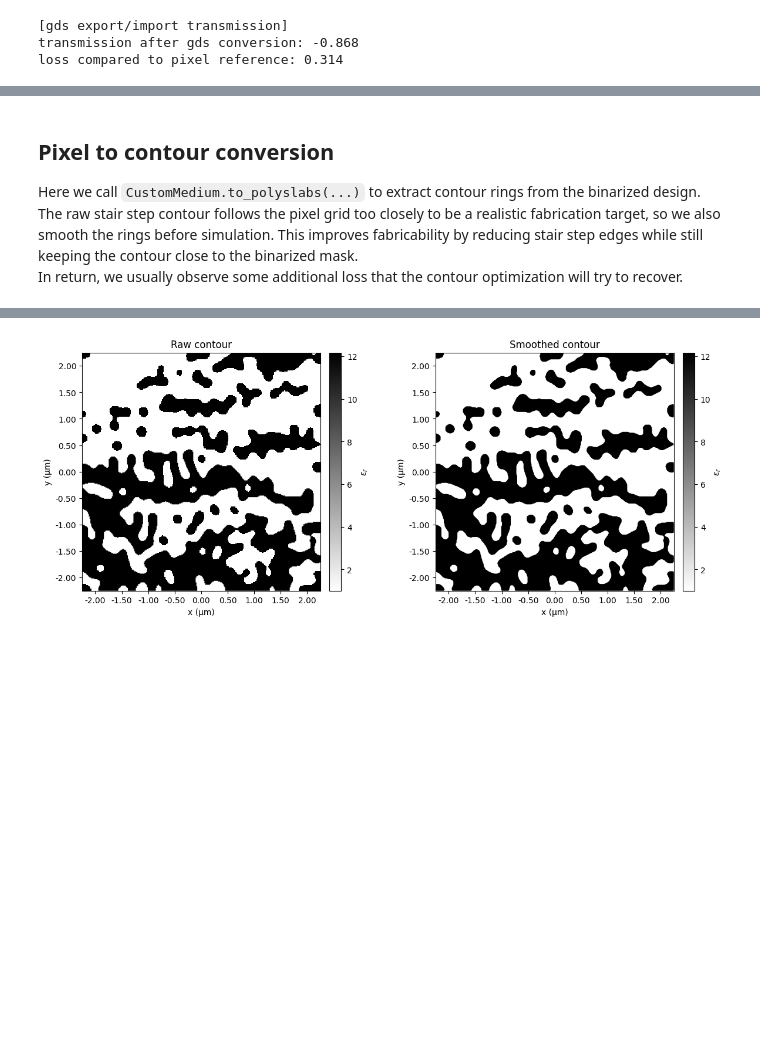
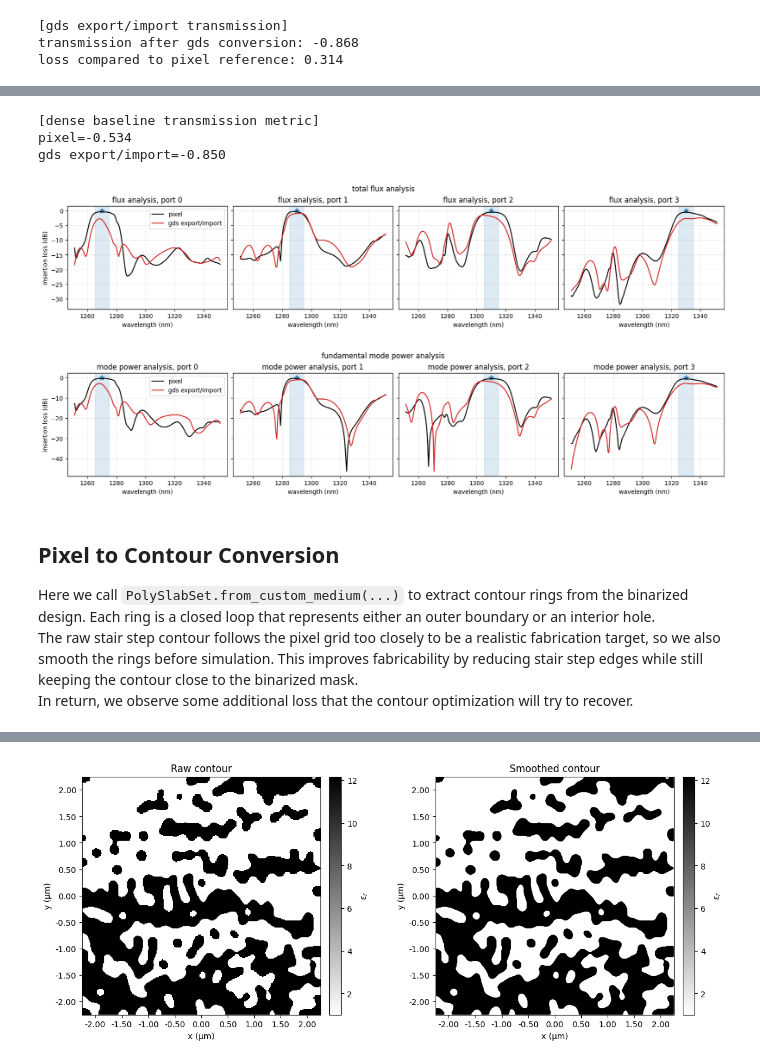
Before and after one commit to flexcompute/tidy3d-notebooks, a Jupyter notebook: Autograd32WDMTopologyToContourFinetuning.ipynb, the cells around one changed output, grey strips where cells are left out. Cells and saved outputs as stored; diff of their text form; code cells hidden in the pictures; blank space fills up the shorter version.

```diff
--- a/Autograd32WDMTopologyToContourFinetuning.ipynb
+++ b/Autograd32WDMTopologyToContourFinetuning.ipynb
@@ -350,4 +339,13 @@ simulating again.
 # %%
+gds_precision_um = 1e-6
+gds_core_layer = 1
+gds_core_dtype = 2
+# Explicit contour holes are exported as background-medium structures, so both media must
+# resolve to the same GDS layer for a correct single-layer roundtrip.
+gds_core_layer_map = {
+    core_medium: (gds_core_layer, gds_core_dtype),
+    background_medium: (gds_core_layer, gds_core_dtype),
+}
 def gds_export_import(design_region):
     with tempfile.TemporaryDirectory(prefix="wdm_contour_gds_export_import_") as tmp:
         gds_path = Path(tmp) / "wdm_gds_export_import_pixel_exact.gds"
@@ -357,14 +355,18 @@ def gds_export_import(design_region):
             permittivity_threshold=permittivity_threshold,
             frequency=freq0,
             pixel_exact=True,
+            gds_layer=gds_core_layer,
+            gds_dtype=gds_core_dtype,
+            gds_precision=gds_precision_um,
         )
         lib = gdstk.read_gds(str(gds_path))
         geometry = td.Geometry.from_gds(
             gds_cell=lib.cells[0],
             axis=2,
             slab_bounds=slab_bounds,
-            gds_layer=0,
-            gds_dtype=0,
+            gds_layer=gds_core_layer,
+            gds_dtype=gds_core_dtype,
+            merge_adjacent=True,
         )
         return td.Structure(
             geometry=geometry, medium=core_medium, name="wdm_gds_export_import_pixel_exact"
@@ -423,13 +535,37 @@ loss compared to pixel reference: 0.314
+# %%
+eval_pixel = run_dense_eval(pixel_design, task_name="wdm_eval_pixel")
+eval_gds = run_dense_eval(gds_design, task_name="wdm_eval_gds_export_import_pixel_exact")
+
+print("\n[dense baseline transmission metric]")
+print(f"pixel={eval_pixel['transmission']:.3f}")
+print(f"gds export/import={eval_gds['transmission']:.3f}")
+
+plot_dense_spectral_analysis(
+    {
+        "pixel": eval_pixel,
+        "gds export/import": eval_gds,
+    },
+    flux_suptitle="total flux analysis",
+    power_suptitle="fundamental mode power analysis",
+    colors=["black", "tab:red"],
+)
+# %% [output]
+[dense baseline transmission metric]
+pixel=-0.534
+gds export/import=-0.850
+[figure, added]
+[figure, added]
 # %% [markdown]
-## Pixel to contour conversion
-Here we call `CustomMedium.to_polyslabs(...)` to extract contour rings from the
-binarized design.<br>
+## Pixel to Contour Conversion
+Here we call `PolySlabSet.from_custom_medium(...)` to extract contour rings from the
+binarized design. Each ring is a closed loop that represents either an outer boundary or
+an interior hole.<br>
 The raw stair step contour follows the pixel grid too closely to be a realistic
 fabrication target, so we also smooth the rings before simulation. This improves
-fabricability by reducing stair step edges while still keeping the contour close to
-the binarized mask.<br>
-In return, we usually observe some additional loss that the contour optimization will try
-to recover.
+fabricability by reducing stair step edges while still keeping the contour close to the
+binarized mask.<br>
+In return, we observe some additional loss that the contour optimization will try to
+recover.
 # %%
 contour_smooth_sigma = 2.0  # smoothing strength in vertex index space
 
```
Also changed, not shown: parts of 38 cells of this notebook, 2 other files.
